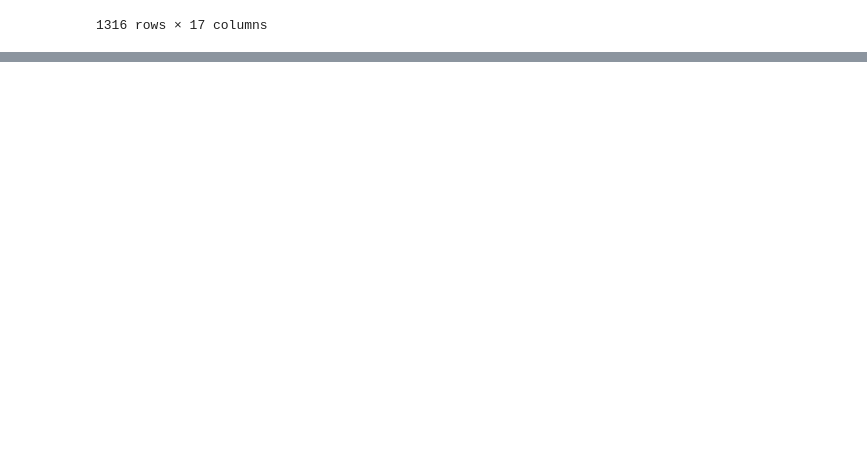
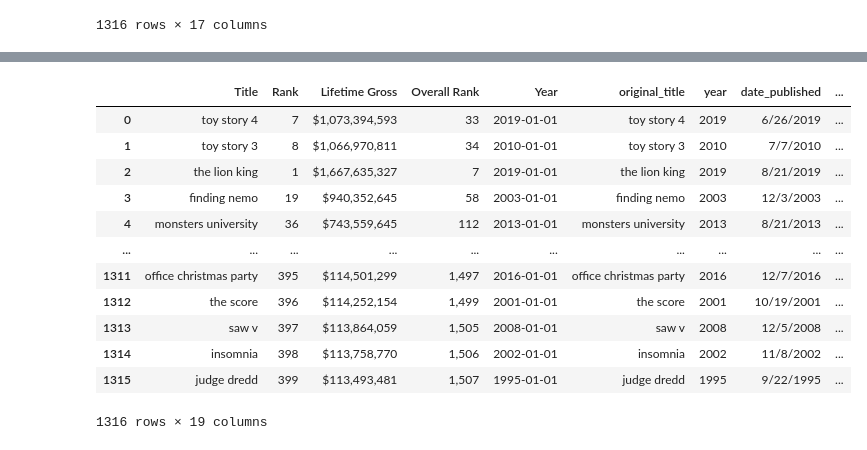
Before and after one commit to llubna/Movies-, a Jupyter notebook: web_scraping.ipynb, the cells around one changed output, grey strips where cells are left out. Drawn from its saved outputs; the diff is of its cells as text; code cells hidden in the pictures; blank space fills up the shorter version.

Commit message:
Date

```diff
--- a/web_scraping.ipynb
+++ b/web_scraping.ipynb
@@ -255,0 +247,18 @@ MergedData[MergedData.duplicated(subset=["original_title"], keep=False)].sort_va
+# %%
+MergedData[["day", "month", "year"]] = MergedData["date_published"].str.split("/", expand = True)
+# %%
+MergedData
+# %% [output]
+|  | Title | Rank | Lifetime Gross | Overall Rank | Year | original_title | year | date_published | ... |
+| 0 | toy story 4 | 7 | $1,073,394,593 | 33 | 2019-01-01 | toy story 4 | 2019 | 6/26/2019 | ... |
+| 1 | toy story 3 | 8 | $1,066,970,811 | 34 | 2010-01-01 | toy story 3 | 2010 | 7/7/2010 | ... |
+| 2 | the lion king | 1 | $1,667,635,327 | 7 | 2019-01-01 | the lion king | 2019 | 8/21/2019 | ... |
+| 3 | finding nemo | 19 | $940,352,645 | 58 | 2003-01-01 | finding nemo | 2003 | 12/3/2003 | ... |
+| 4 | monsters university | 36 | $743,559,645 | 112 | 2013-01-01 | monsters university | 2013 | 8/21/2013 | ... |
+| ... | ... | ... | ... | ... | ... | ... | ... | ... | ... |
+| 1311 | office christmas party | 395 | $114,501,299 | 1,497 | 2016-01-01 | office christmas party | 2016 | 12/7/2016 | ... |
+| 1312 | the score | 396 | $114,252,154 | 1,499 | 2001-01-01 | the score | 2001 | 10/19/2001 | ... |
+| 1313 | saw v | 397 | $113,864,059 | 1,505 | 2008-01-01 | saw v | 2008 | 12/5/2008 | ... |
+| 1314 | insomnia | 398 | $113,758,770 | 1,506 | 2002-01-01 | insomnia | 2002 | 11/8/2002 | ... |
+| 1315 | judge dredd | 399 | $113,493,481 | 1,507 | 1995-01-01 | judge dredd | 1995 | 9/22/1995 | ... |
+1316 rows × 19 columns
```
Also changed, not shown: parts of 9 cells of this notebook.
